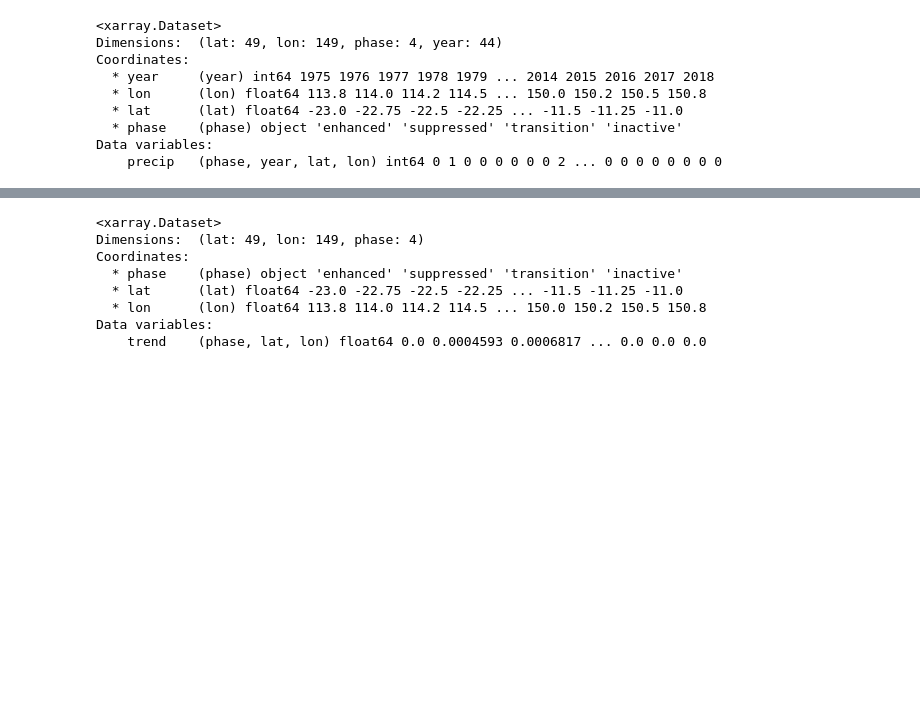
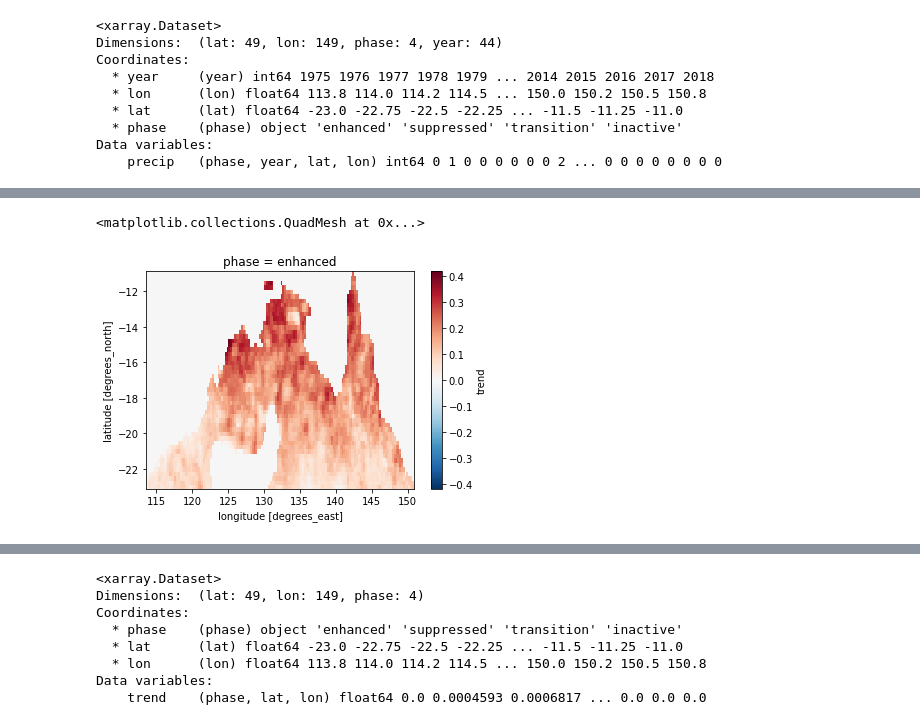
Before and after one commit to alexborowiak/mjo_and_rainfall_trend, a Jupyter notebook: MJO_subphase_trend.ipynb, the cells around one changed output, grey strips where cells are left out. Saved outputs shown, nothing was run; the diff lists cells and outputs as text; code cells hidden in the pictures; blank space fills up the shorter version.

```diff
--- a/MJO_subphase_trend.ipynb
+++ b/MJO_subphase_trend.ipynb
@@ -200,3 +243,8 @@ getting just significant trend points: complete
+# %%
+trend_count_sub.sel(phase = 'enhanced').trend.plot()
+# %% [output]
+<matplotlib.collections.QuadMesh at 0x...>
+[figure, added]
 # %%
 # Trend that is normalised by the number of days in each phase
 
```
Also changed, not shown: parts of 27 cells of this notebook, 5 other files.
